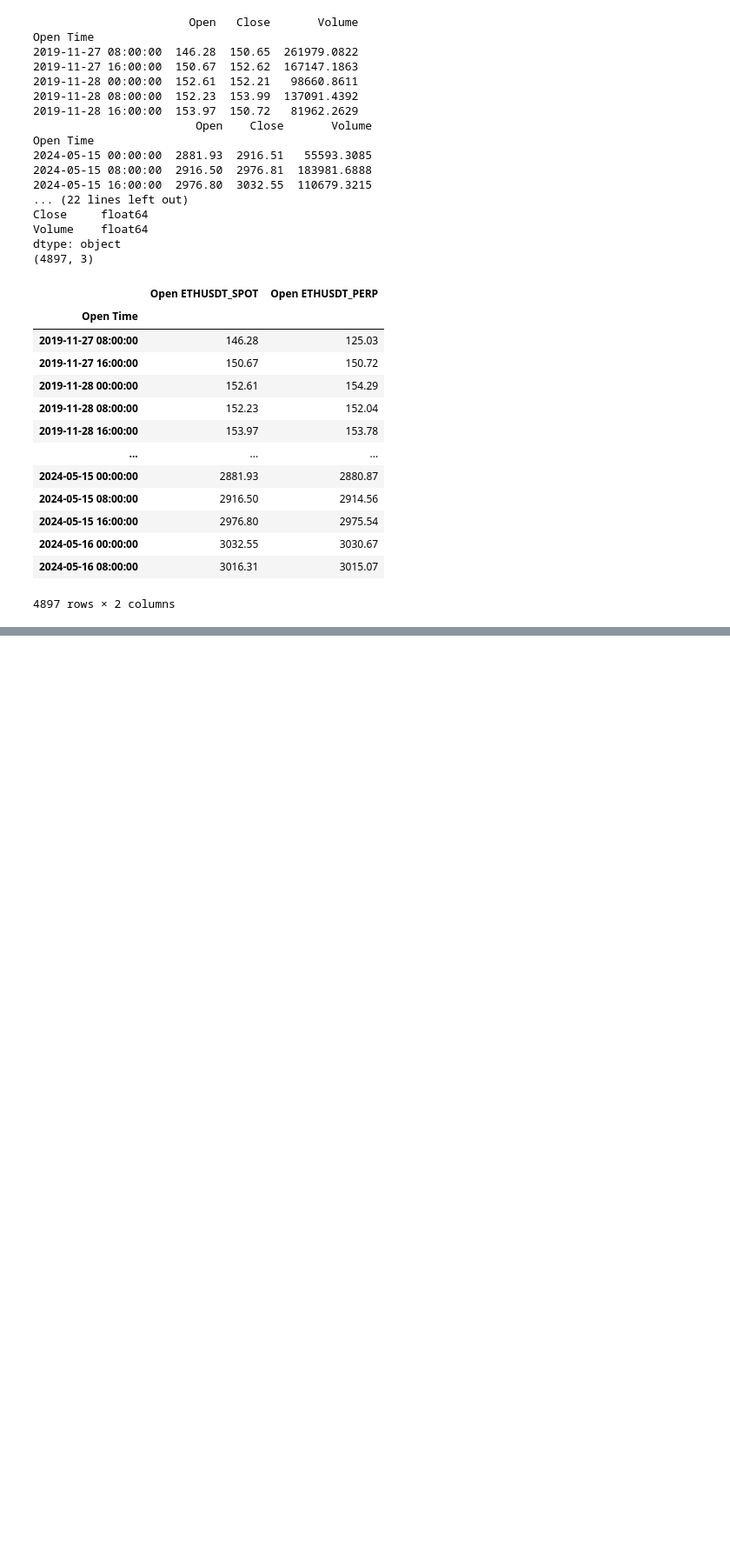
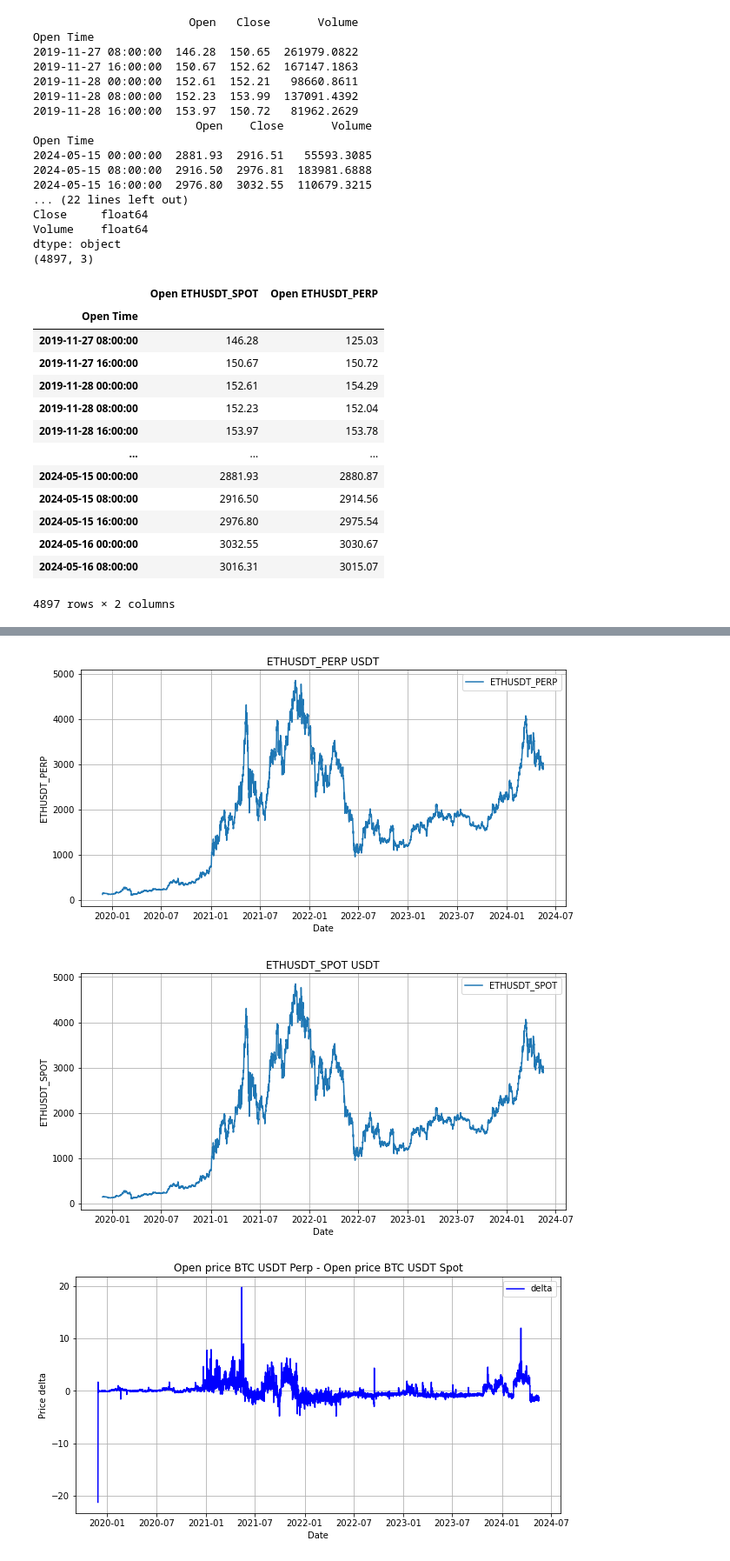
Before and after one commit to Aidasvenc/funding-rate-trading, a Jupyter notebook: Binance2.ipynb, the cells around one changed output, grey strips where cells are left out. Shown: that part at 87% size. Saved outputs shown, nothing was run; the diff lists cells and outputs as text; code cells hidden in the pictures; blank space fills up the shorter version.

```diff
--- a/Binance2.ipynb
+++ b/Binance2.ipynb
@@ -195,3 +195,8 @@ dtype: object
 | 2024-05-16 00:00:00 | 3032.55 | 3030.67 |
 | 2024-05-16 08:00:00 | 3016.31 | 3015.07 |
 4897 rows × 2 columns
+# %%
+#Merge the prices with the funding and Mark price
+data2 = pd.concat([prices_df,funding_df['fundingRate'],funding_df['markPrice']],axis=1)
+data2['cumulative funding rate'] = data2['fundingRate'].cumsum()
+data2.index.name = 'Open Time'
@@ -197,0 +229,54 @@ dtype: object
+# %%
+# Plotting ETHUSDT_PERP prices
+plt.figure(figsize=(10, 5))  # Set the figure size as desired
+plt.plot(data2.index, data2['Open ETHUSDT_PERP'],label = 'ETHUSDT_PERP')
+plt.title('ETHUSDT_PERP USDT')  # Title of the plot
+plt.xlabel('Date')  # Label for the x-axis
+plt.ylabel('ETHUSDT_PERP')  # Label for the y-axis
+plt.grid(True)  # Add gridlines for better readability
+plt.legend()  # Add a legend if necessary
+plt.show()  # Display the plot
+
+# Plotting ETHUSDT_SPOT prices
+plt.figure(figsize=(10, 5))  # Set the figure size as desired
+plt.plot(data2.index, data2['Open ETHUSDT_SPOT'],label = 'ETHUSDT_SPOT')
+plt.title('ETHUSDT_SPOT USDT')  # Title of the plot
+plt.xlabel('Date')  # Label for the x-axis
+plt.ylabel('ETHUSDT_SPOT')  # Label for the y-axis
+plt.grid(True)  # Add gridlines for better readability
+plt.legend()  # Add a legend if necessary
+plt.show()  # Display the plot
+
+#Plotting the price difference between Future and Spot on Binance perpetual
+plt.figure(figsize=(10, 5))
+plt.plot(prices_df.index, prices_df['Open ETHUSDT_PERP']-prices_df['Open ETHUSDT_SPOT'], color='blue', label= 'delta')
+plt.title('Open price BTC USDT Perp - Open price BTC USDT Spot')
+plt.xlabel('Date')
+plt.ylabel('Price delta')
+plt.legend()
+plt.grid(True)
+plt.show()
+
+# Plotting the funding rate
+plt.figure(figsize=(10, 5))  # Set the figure size as desired
+plt.plot(data2.index, data2['fundingRate'], label='Funding Rate')
+plt.title('Funding Rate Over Time')  # Title of the plot
+plt.xlabel('Date')  # Label for the x-axis
+plt.ylabel('Funding Rate')  # Label for the y-axis
+plt.grid(True)  # Add gridlines for better readability
+plt.legend()  # Add a legend if necessary
+plt.show()  # Display the plot
+
+# Plotting the cumulative funding rate
+plt.figure(figsize=(10, 5))  # Set the figure size as desired
+plt.plot(data2.index, data2['cumulative funding rate'], label='Cumulative Funding Rate')
+plt.title('Cumulative Funding Rate Over Time')  # Title of the plot
+plt.xlabel('Date')  # Label for the x-axis
+plt.ylabel('Cumulative Funding Rate')  # Label for the y-axis
+plt.grid(True)  # Add gridlines for better readability
+plt.legend()  # Add a legend
+plt.show()  # Display the plot
+# %% [output]
+[figure, added]
+[figure, added]
+[figure, added]
```
Also changed, not shown: parts of 6 cells of this notebook.
